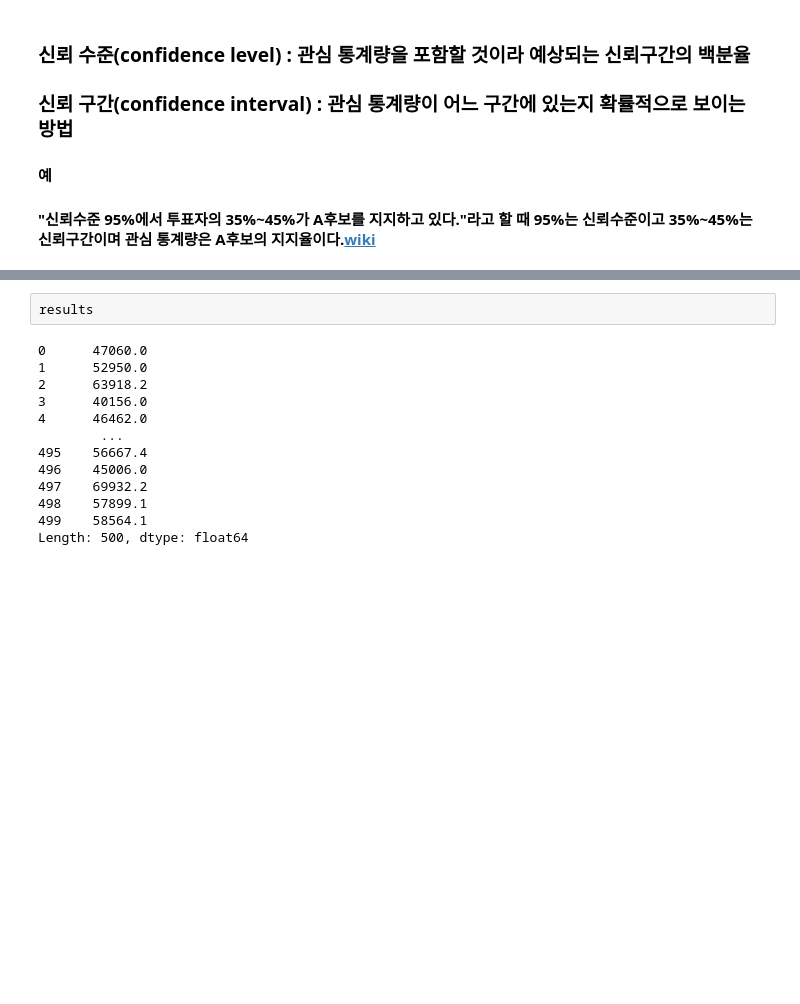
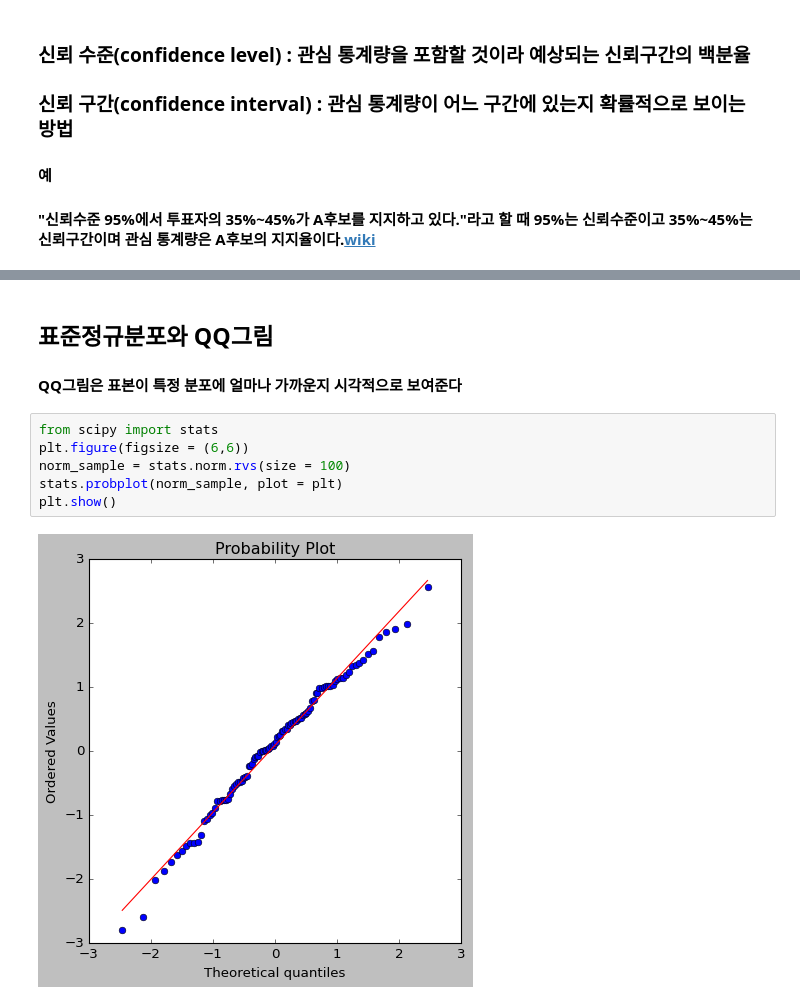
Before and after one commit to Hosung-Ahn/StatisticsForData, a Jupyter notebook: Chapter2-data_and_sample/note.ipynb, the cells around one changed output, grey strips where cells are left out. Saved outputs shown, nothing was run; the diff lists cells and outputs as text; blank space fills up the shorter version.

Commit message:
QQ Plot

```diff
--- a/Chapter2-data_and_sample/note.ipynb
+++ b/Chapter2-data_and_sample/note.ipynb
@@ -101,15 +101,11 @@ plt.show()
-# %%
-results
-# %% [output]
-0      47060.0
-1      52950.0
-2      63918.2
-3      40156.0
-4      46462.0
-        ...
-495    56667.4
-496    45006.0
-497    69932.2
-498    57899.1
-499    58564.1
-Length: 500, dtype: float64
+# %% [markdown]
+## 표준정규분포와 QQ그림
+#### QQ그림은 표본이 특정 분포에 얼마나 가까운지 시각적으로 보여준다
+# %%
+from scipy import stats
+plt.figure(figsize = (6,6))
+norm_sample = stats.norm.rvs(size = 100)
+stats.probplot(norm_sample, plot = plt)
+plt.show()
+# %% [output]
+[figure, added]
```
Also changed, not shown: parts of 3 cells of this notebook.
